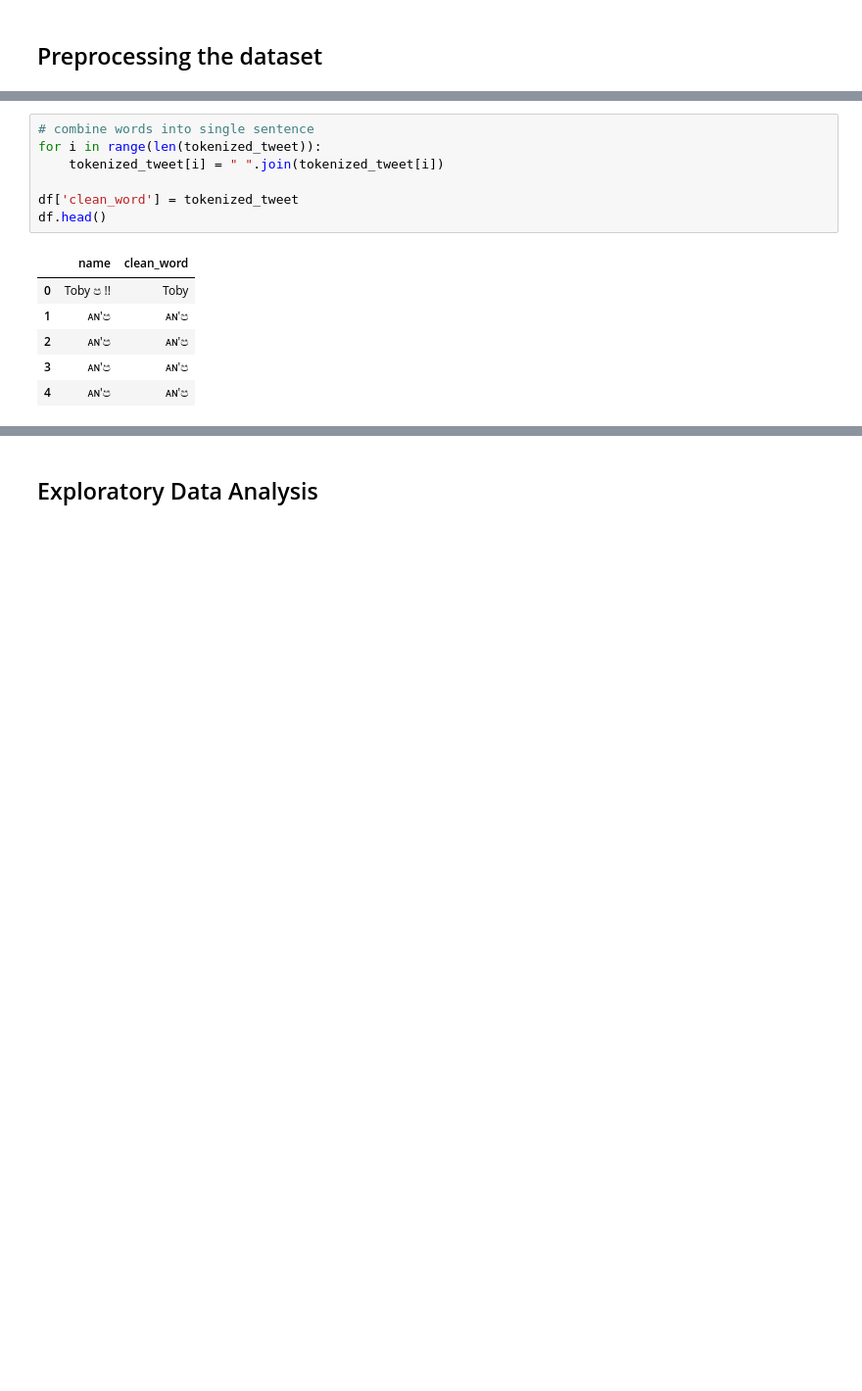
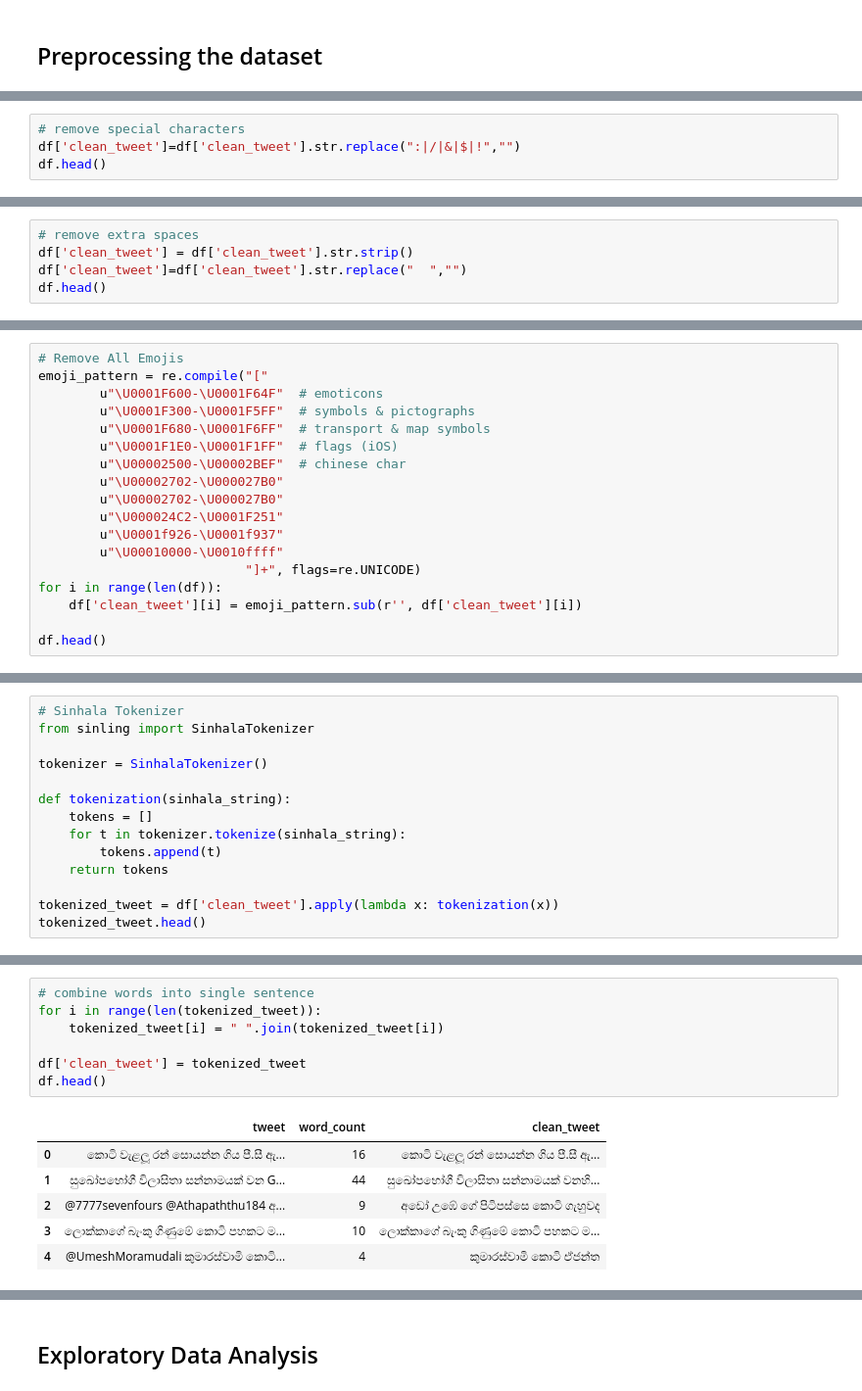
Before and after one commit to lakshitha1629/Offensive_Language_Detector, a Jupyter notebook: Preprocessing.ipynb, the cells around one changed output, grey strips where cells are left out. Shown: that part at 98% size. Drawn from its saved outputs; the diff is of its cells as text; blank space fills up the shorter version.

```diff
--- a/Preprocessing.ipynb
+++ b/Preprocessing.ipynb
@@ -121,0 +121,4 @@ tokenized_tweet.head()
+# %%
+# remove special characters
+df['clean_tweet']=df['clean_tweet'].str.replace(":|/|&|$|!","")
+df.head()
@@ -121,0 +132,5 @@ tokenized_tweet.head()
+# %%
+# remove extra spaces
+df['clean_tweet'] = df['clean_tweet'].str.strip()
+df['clean_tweet']=df['clean_tweet'].str.replace("  ","")
+df.head()
@@ -121,0 +144,18 @@ tokenized_tweet.head()
+# %%
+# Remove All Emojis
+emoji_pattern = re.compile("["
+        u"\U0001F600-\U0001F64F"  # emoticons
+        u"\U0001F300-\U0001F5FF"  # symbols & pictographs
+        u"\U0001F680-\U0001F6FF"  # transport & map symbols
+        u"\U0001F1E0-\U0001F1FF"  # flags (iOS)
+        u"\U00002500-\U00002BEF"  # chinese char
+        u"\U00002702-\U000027B0"
+        u"\U00002702-\U000027B0"
+        u"\U000024C2-\U0001F251"
+        u"\U0001f926-\U0001f937"
+        u"\U00010000-\U0010ffff"
+                           "]+", flags=re.UNICODE)
+for i in range(len(df)):
+    df['clean_tweet'][i] = emoji_pattern.sub(r'', df['clean_tweet'][i])
+
+df.head()
@@ -121,0 +169,14 @@ tokenized_tweet.head()
+# %%
+# Sinhala Tokenizer
+from sinling import SinhalaTokenizer
+
+tokenizer = SinhalaTokenizer()
+
+def tokenization(sinhala_string):
+    tokens = []
+    for t in tokenizer.tokenize(sinhala_string):
+        tokens.append(t)
+    return tokens
+
+tokenized_tweet = df['clean_tweet'].apply(lambda x: tokenization(x))
+tokenized_tweet.head()
@@ -122,14 +190,14 @@ tokenized_tweet.head()
 # %%
 # combine words into single sentence
 for i in range(len(tokenized_tweet)):
     tokenized_tweet[i] = " ".join(tokenized_tweet[i])
 
-df['clean_word'] = tokenized_tweet
+df['clean_tweet'] = tokenized_tweet
 df.head()
 # %% [output]
-|  | name | clean_word |
-| 0 | Toby ප !! | Toby |
-| 1 | ᴀɴ'ප | ᴀɴ'ප |
-| 2 | ᴀɴ'ප | ᴀɴ'ප |
-| 3 | ᴀɴ'ප | ᴀɴ'ප |
-| 4 | ᴀɴ'ප | ᴀɴ'ප |
+|  | tweet | word_count | clean_tweet |
+| 0 | කොටි වැළලූ රන් සොයන්න ගිය පී.සී ඇ... | 16 | කොටි වැළලූ රන් සොයන්න ගිය පී.සී ඇ... |
+| 1 | සුඛෝපභෝගී විලාසිතා සන්නාමයක් වන G... | 44 | සුඛෝපභෝගී විලාසිතා සන්නාමයක් වනහි... |
+| 2 | @7777sevenfours @Athapaththu184 අ... | 9 | අඩෝ උඹේ ගේ පිටිපස්සෙ කොටි ගැහුවද |
+| 3 | ලොක්කාගේ බැංකු ගිණුමේ කොටි පහකට ම... | 10 | ලොක්කාගේ බැංකු ගිණුමේ කොටි පහකට ම... |
+| 4 | @UmeshMoramudali කුමාරස්වාමි කොටි... | 4 | කුමාරස්වාමි කොටි ඒජන්ත |
```
Also changed, not shown: parts of 25 cells of this notebook, 5 other files.
